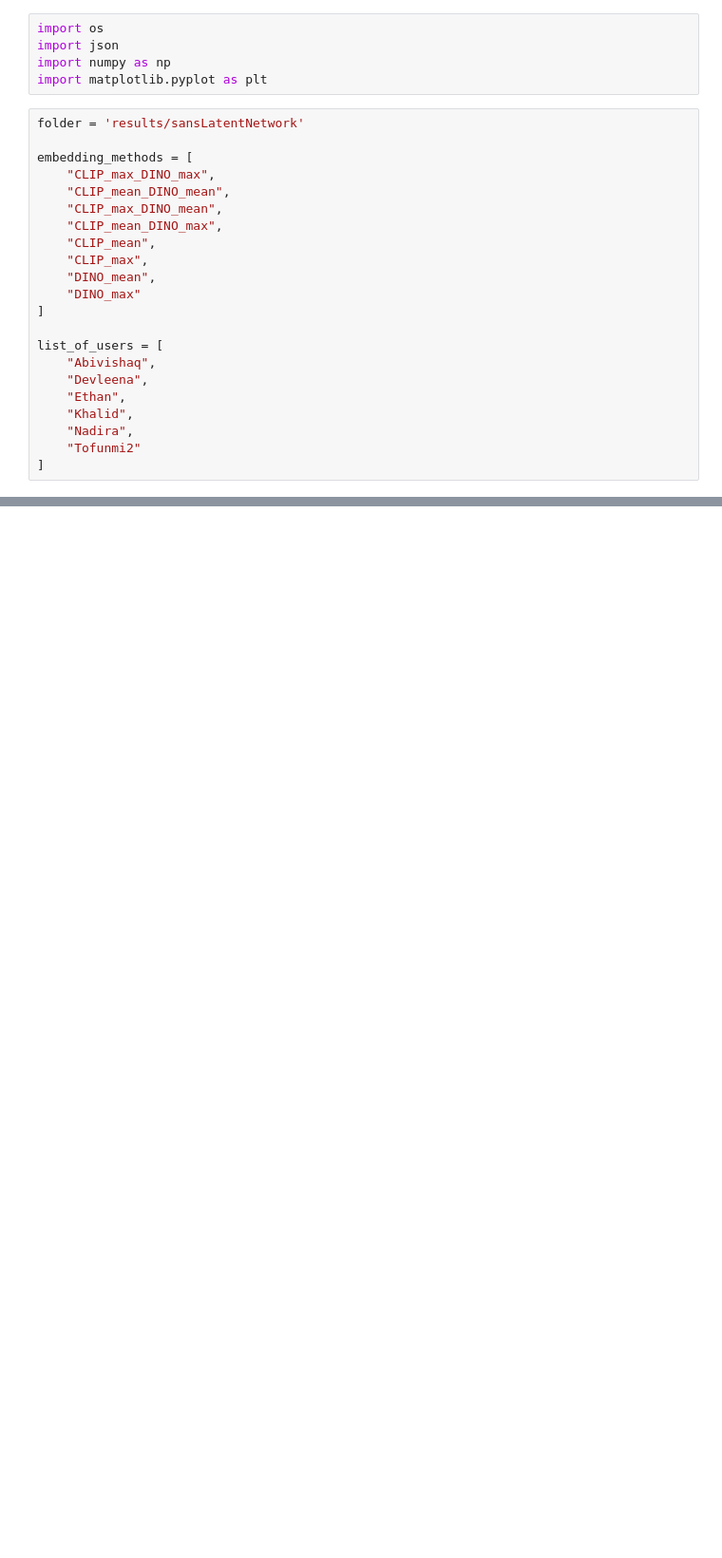
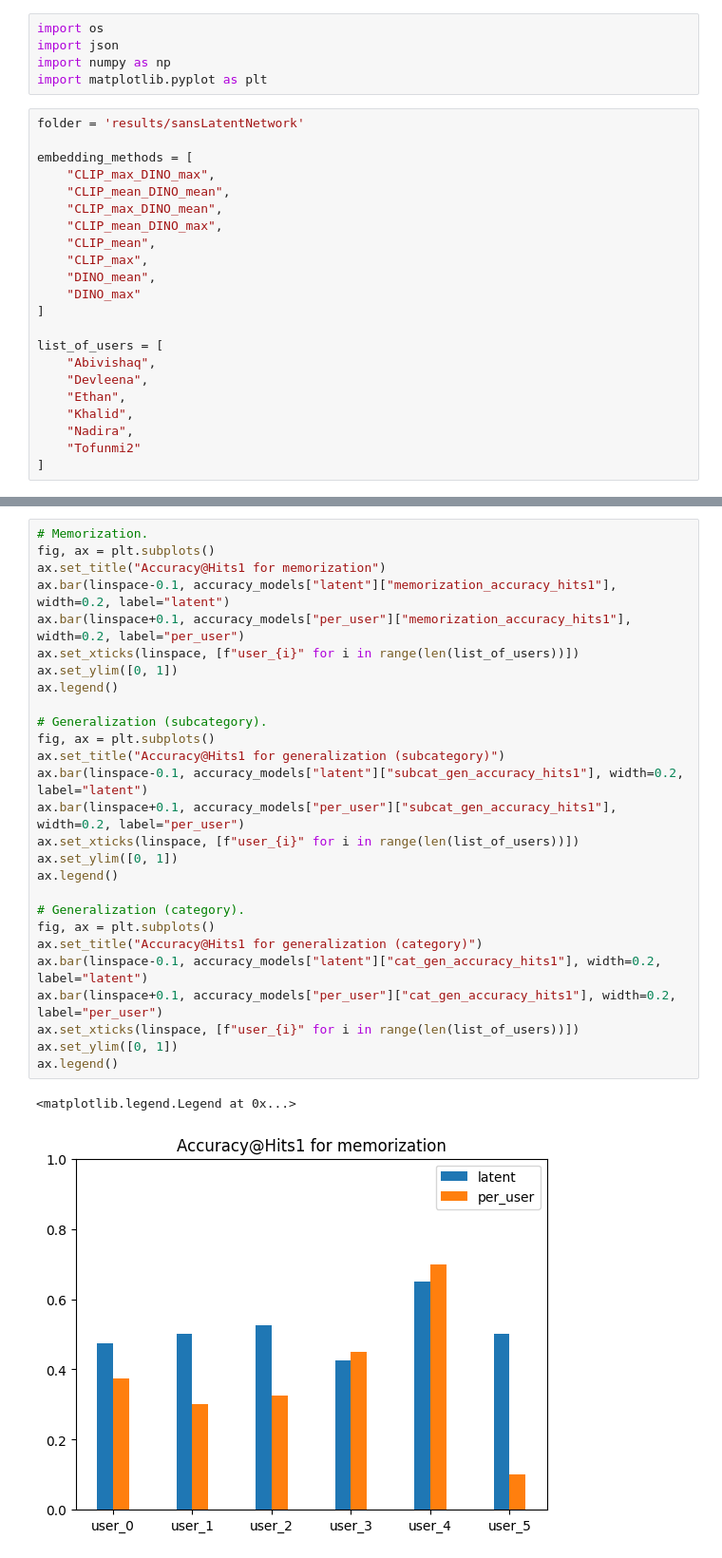
Before and after one commit to Maithili/OpenVocabularyRearrangement, a Jupyter notebook: visualize_results.ipynb, the cells around one changed output, grey strips where cells are left out. Shown: that part at 95% size. Saved outputs shown, nothing was run; the diff lists cells and outputs as text; blank space fills up the shorter version.

```diff
--- a/visualize_results.ipynb
+++ b/visualize_results.ipynb
@@ -27,0 +81,30 @@ list_of_users = [
+# %%
+# Memorization.
+fig, ax = plt.subplots()
+ax.set_title("Accuracy@Hits1 for memorization")
+ax.bar(linspace-0.1, accuracy_models["latent"]["memorization_accuracy_hits1"], width=0.2, label="latent")
+ax.bar(linspace+0.1, accuracy_models["per_user"]["memorization_accuracy_hits1"], width=0.2, label="per_user")
+ax.set_xticks(linspace, [f"user_{i}" for i in range(len(list_of_users))])
+ax.set_ylim([0, 1])
+ax.legend()
+
+# Generalization (subcategory).
+fig, ax = plt.subplots()
+ax.set_title("Accuracy@Hits1 for generalization (subcategory)")
+ax.bar(linspace-0.1, accuracy_models["latent"]["subcat_gen_accuracy_hits1"], width=0.2, label="latent")
+ax.bar(linspace+0.1, accuracy_models["per_user"]["subcat_gen_accuracy_hits1"], width=0.2, label="per_user")
+ax.set_xticks(linspace, [f"user_{i}" for i in range(len(list_of_users))])
+ax.set_ylim([0, 1])
+ax.legend()
+
+# Generalization (category).
+fig, ax = plt.subplots()
+ax.set_title("Accuracy@Hits1 for generalization (category)")
+ax.bar(linspace-0.1, accuracy_models["latent"]["cat_gen_accuracy_hits1"], width=0.2, label="latent")
+ax.bar(linspace+0.1, accuracy_models["per_user"]["cat_gen_accuracy_hits1"], width=0.2, label="per_user")
+ax.set_xticks(linspace, [f"user_{i}" for i in range(len(list_of_users))])
+ax.set_ylim([0, 1])
+ax.legend()
+# %% [output]
+<matplotlib.legend.Legend at 0x...>
+[figure, added]
```
Also changed, not shown: parts of 5 cells of this notebook.
